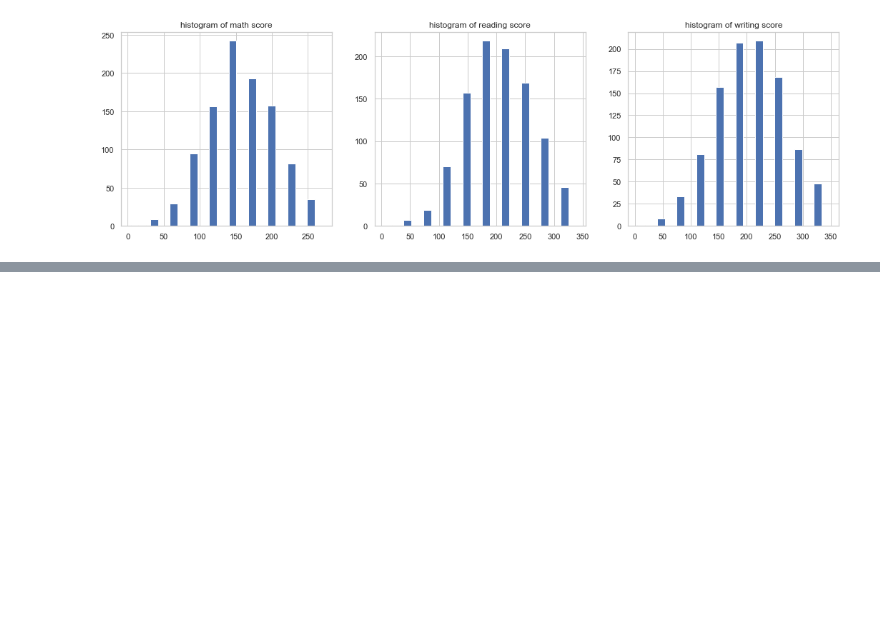
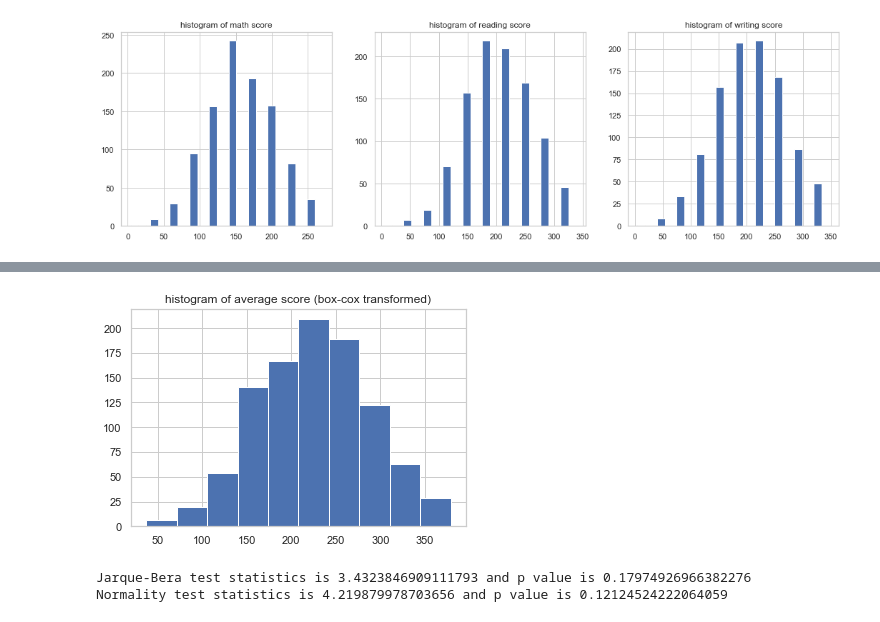
Before and after one commit to johnboy81918/thinkful, a Jupyter notebook: module 17/17 7.ipynb, the cells around one changed output, grey strips where cells are left out. Drawn from its saved outputs; the diff is of its cells as text; code cells hidden in the pictures; blank space fills up the shorter version.

```diff
--- a/module 17/17 7.ipynb
+++ b/module 17/17 7.ipynb
@@ -150,0 +176,16 @@ ValueError: operands could not be broadcast together with shapes (2,) (999,)
+# %%
+average_boxcox,_ = boxcox(average_score)
+
+plt.hist(average_boxcox)
+plt.title("histogram of average score (box-cox transformed)")
+plt.show()
+
+jb_stats = jarque_bera(average_boxcox)
+norm_stats = normaltest(average_boxcox)
+
+print("Jarque-Bera test statistics is {0} and p value is {1}".format(jb_stats[0], jb_stats[1]))
+print("Normality test statistics is {0} and p value is {1}".format(norm_stats[0], norm_stats[1]))
+# %% [output]
+[figure, added]
+Jarque-Bera test statistics is 3.4323846909111793 and p value is 0.17974926966382276
+Normality test statistics is 4.219879978703656 and p value is 0.12124524222064059
```
Also changed, not shown: parts of 6 cells of this notebook.
